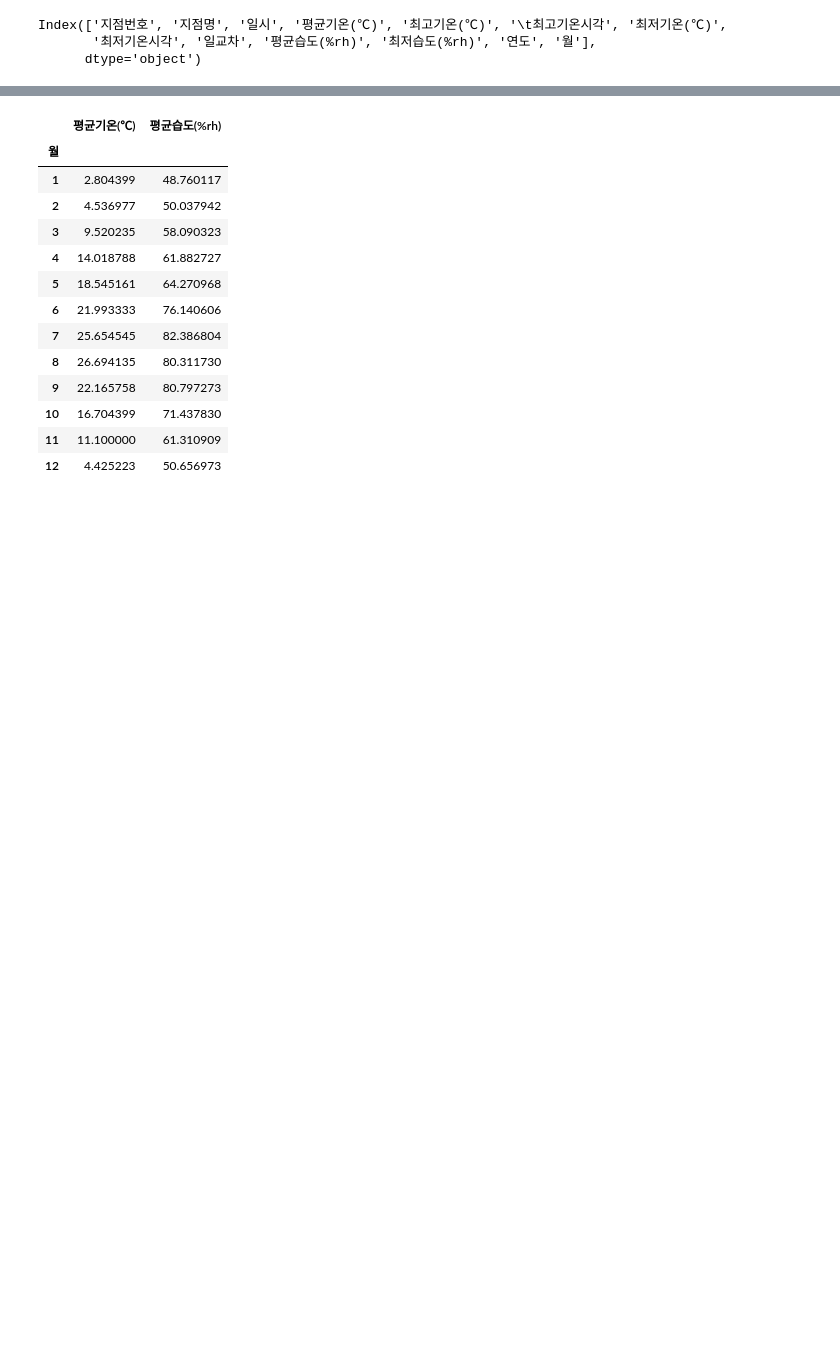
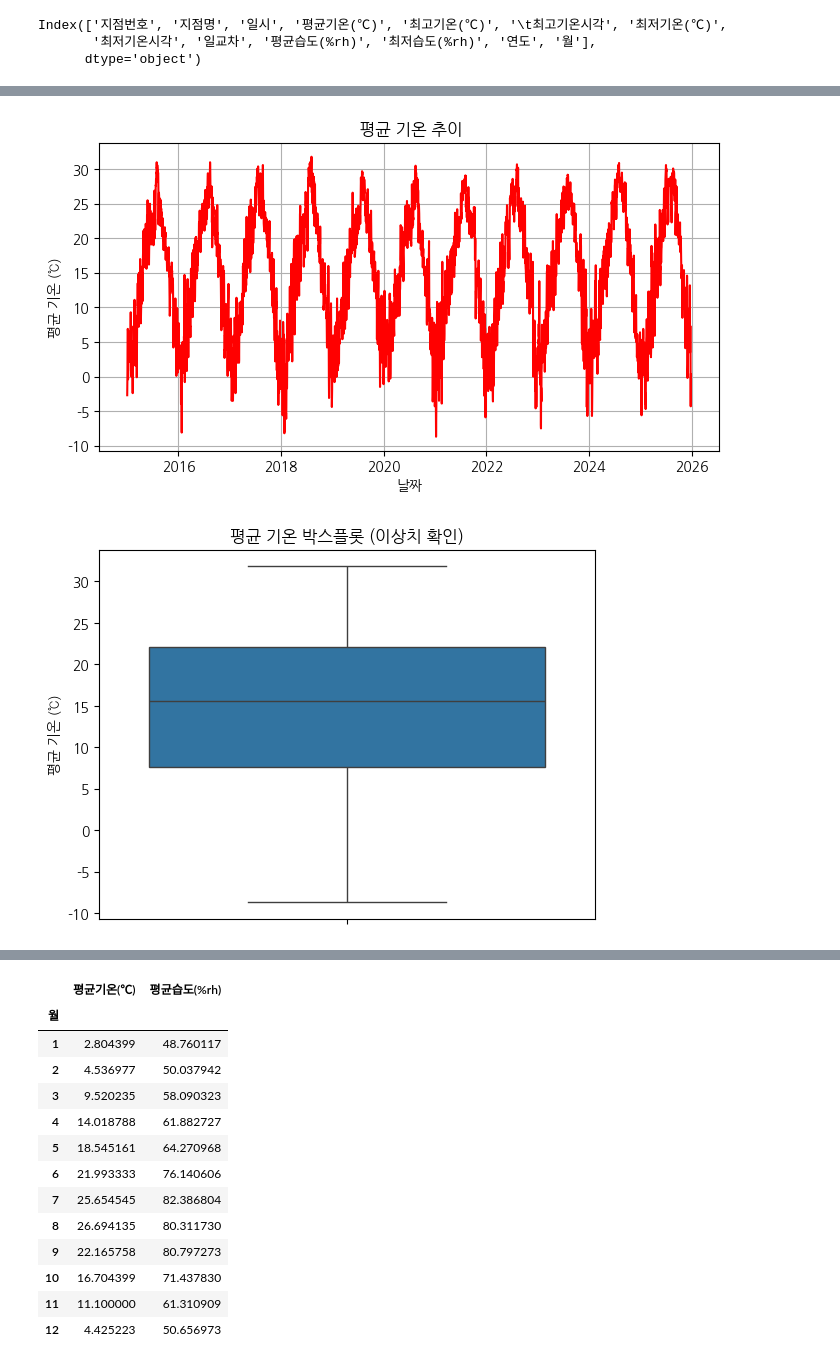
Before and after one commit to jobsiggang/2026_AI_Datascience, a Jupyter notebook: 2026_데이터분석_기상포털온습도.ipynb, the cells around one changed output, grey strips where cells are left out. Cells and saved outputs as stored; diff of their text form; code cells hidden in the pictures; blank space fills up the shorter version.

```diff
--- a/2026_데이터분석_기상포털온습도.ipynb
+++ b/2026_데이터분석_기상포털온습도.ipynb
@@ -170,0 +158,5 @@ df_merge[condition]
+# %%
+df_merge['일시'] = pd.to_datetime(df_merge['일시'])
+df_merge['월'] = df_merge['일시'].dt.month
+
+display(df_merge.groupby('월')[['평균기온(℃)', '평균습도(%rh)']].mean())
@@ -170,0 +201,22 @@ df_merge[condition]
+# %%
+import seaborn as sns
+import matplotlib.pyplot as plt
+plt.figure(figsize=(8, 4))
+plt.plot(df_merge['일시'], df_merge['평균기온(℃)'], color='red')
+plt.title(' 평균 기온 추이')
+plt.xlabel('날짜')
+plt.ylabel('평균 기온 (℃)')
+plt.grid(True)
+plt.show()
+
+sns.boxplot(y=df_merge['평균기온(℃)'].dropna())
+plt.title('평균 기온 박스플롯 (이상치 확인)')
+plt.ylabel('평균 기온 (℃)')
+plt.show()
+
+sns.scatterplot(x="평균기온(℃)", y="평균습도(%rh)", data=df_merge)
+plt.title('평균 기온과 평균 습도 간의 관계')
+plt.show()
+# %% [output]
+[figure, added]
+[figure, added]
```
Also changed, not shown: parts of 32 cells of this notebook.
